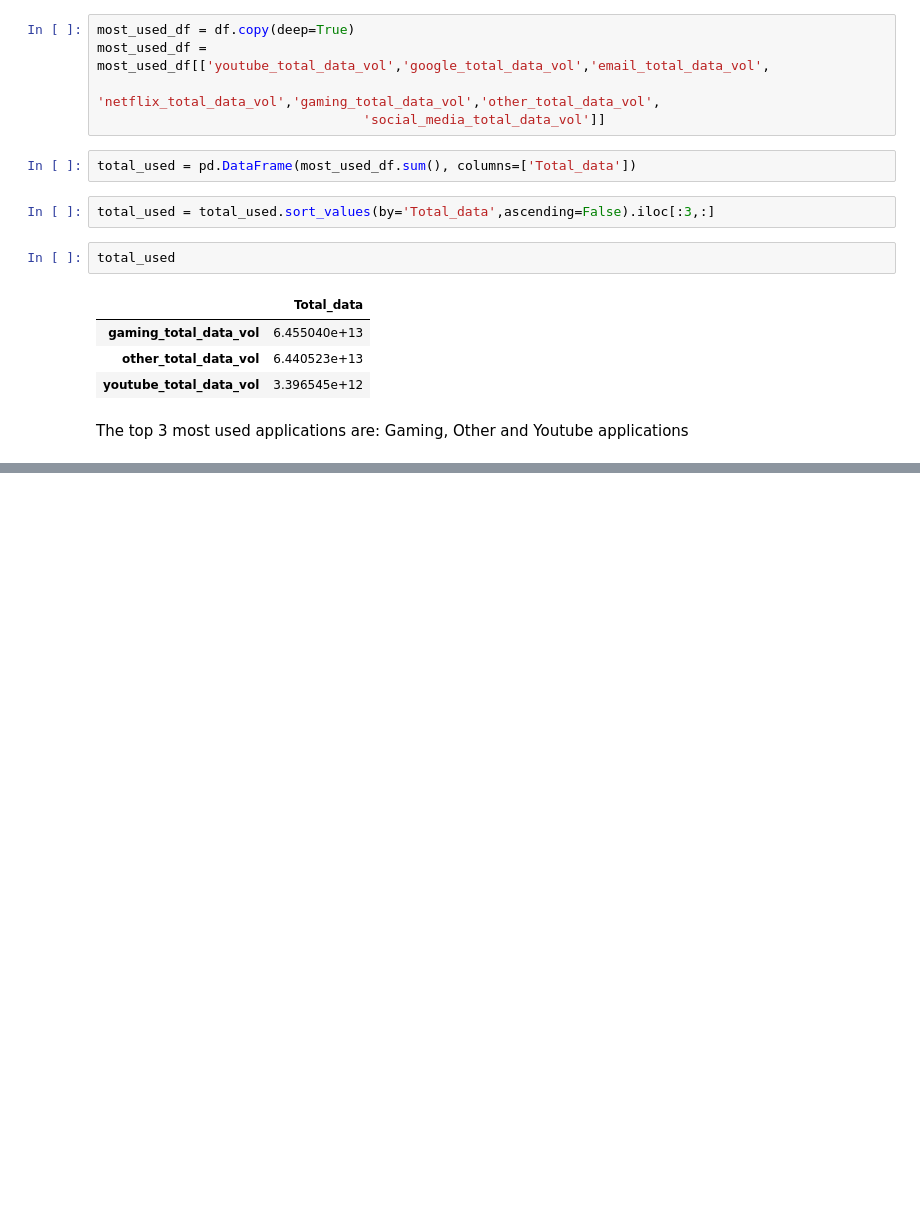
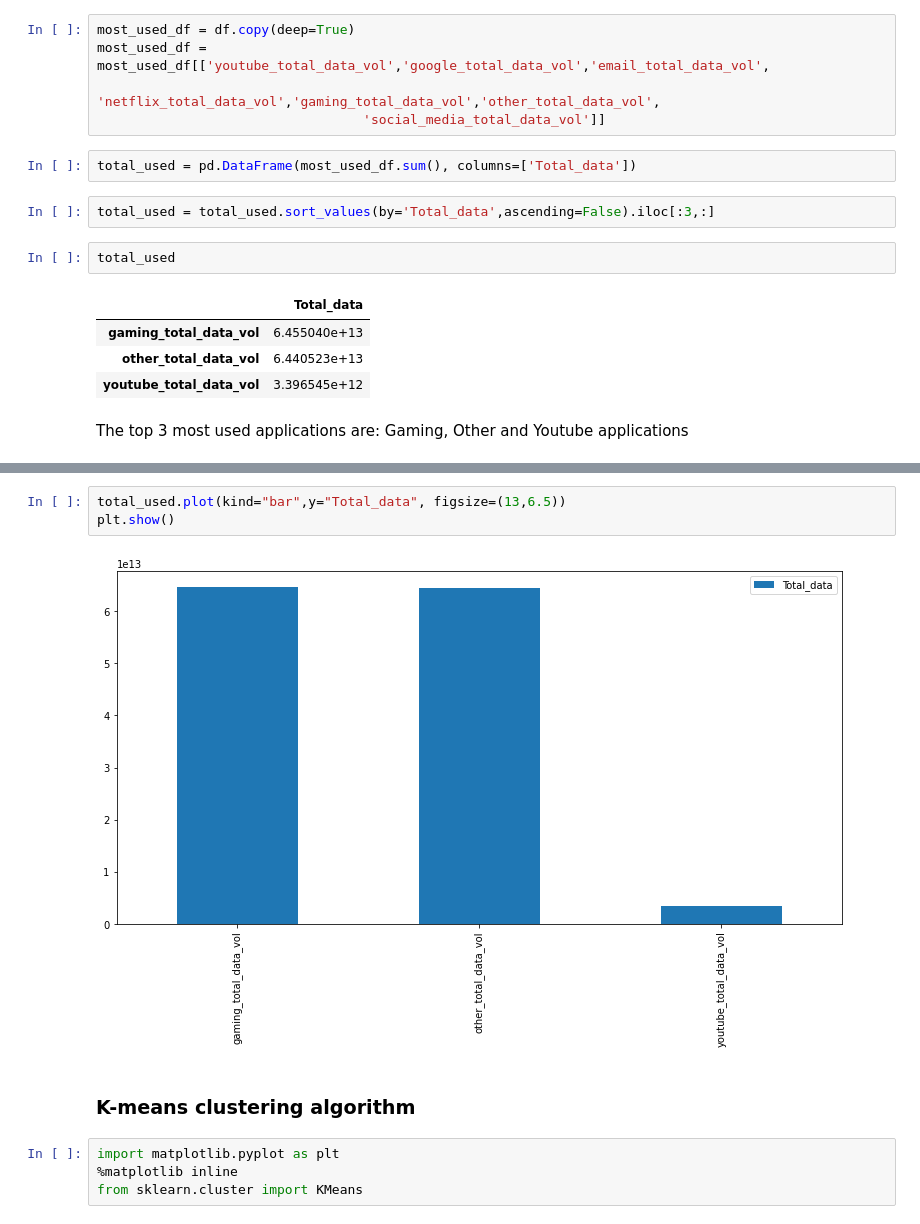
Before and after one commit to khaiyra/TellCo-Analysis, a Jupyter notebook: notebooks/User-Engagement-Analysis.ipynb, the cells around one changed output, grey strips where cells are left out. Drawn from its saved outputs; the diff is of its cells as text; blank space fills up the shorter version.

```diff
--- a/notebooks/User-Engagement-Analysis.ipynb
+++ b/notebooks/User-Engagement-Analysis.ipynb
@@ -369,0 +370,11 @@ total_used.value_counts().plot(kind='bar')
+# %%
+total_used.plot(kind="bar",y="Total_data", figsize=(13,6.5))
+plt.show()
+# %% [output]
+[figure, added]
+# %% [markdown]
+### K-means clustering algorithm
+# %%
+import matplotlib.pyplot as plt
+%matplotlib inline
+from sklearn.cluster import KMeans
```
Also changed, not shown: parts of 5 cells of this notebook.
